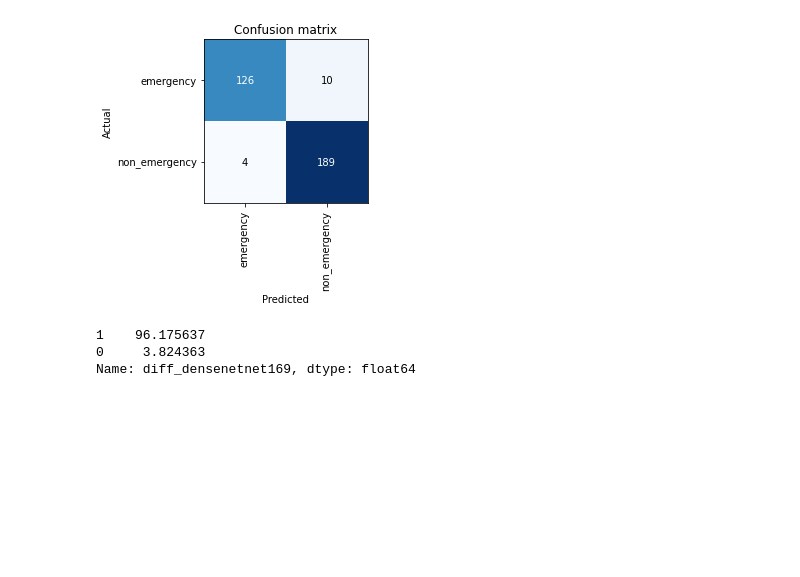
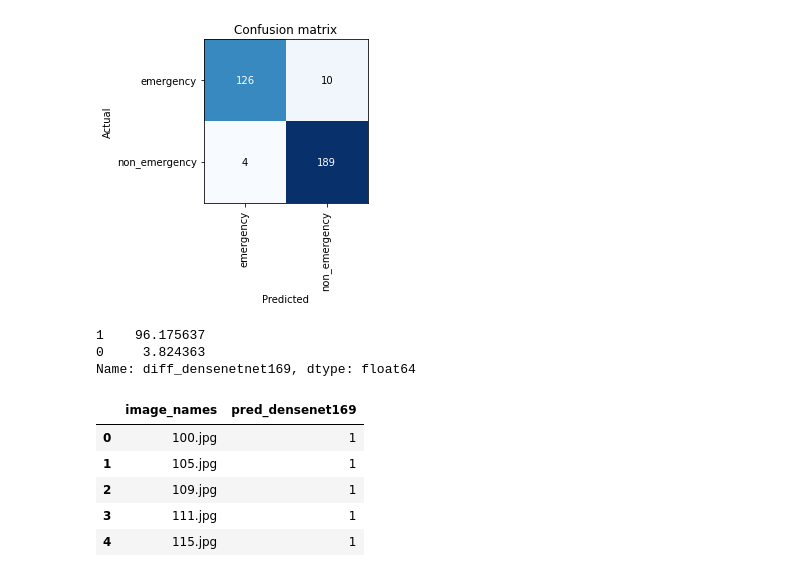
Before and after one commit to amitnits2016/fastai, a Jupyter notebook: EmergencyVsNon/EmergencyVsNon.ipynb, the cells around one changed output. Cells and saved outputs as stored; diff of their text form; code cells hidden in the pictures; blank space fills up the shorter version.

```diff
--- a/EmergencyVsNon/EmergencyVsNon.ipynb
+++ b/EmergencyVsNon/EmergencyVsNon.ipynb
@@ -529,5 +529,13 @@ Name: diff_densenetnet169, dtype: float64
 # %%
 result_densenet169 = pd.read_csv('/content/drive/My Drive/AAIN0896/fastai/EmergencyVSNon-Emergency_VehicalClassification/result_densenet169.csv', index_col=0)
 result_densenet169['pred_densenet169'] = result_densenet169['pred_densenet169'].replace({0: 1, 1: 0})
 result_densenet169.drop(['emergency_or_not', 'diff_densenetnet169'], axis=1, inplace=True)
 result_densenet169.to_csv('/content/drive/My Drive/AAIN0896/fastai/EmergencyVSNon-Emergency_VehicalClassification/final_predictions_densenet169.csv')
+result_densenet169.head()
+# %% [output]
+|  | image_names | pred_densenet169 |
+| 0 | 100.jpg | 1 |
+| 1 | 105.jpg | 1 |
+| 2 | 109.jpg | 1 |
+| 3 | 111.jpg | 1 |
+| 4 | 115.jpg | 1 |
```
